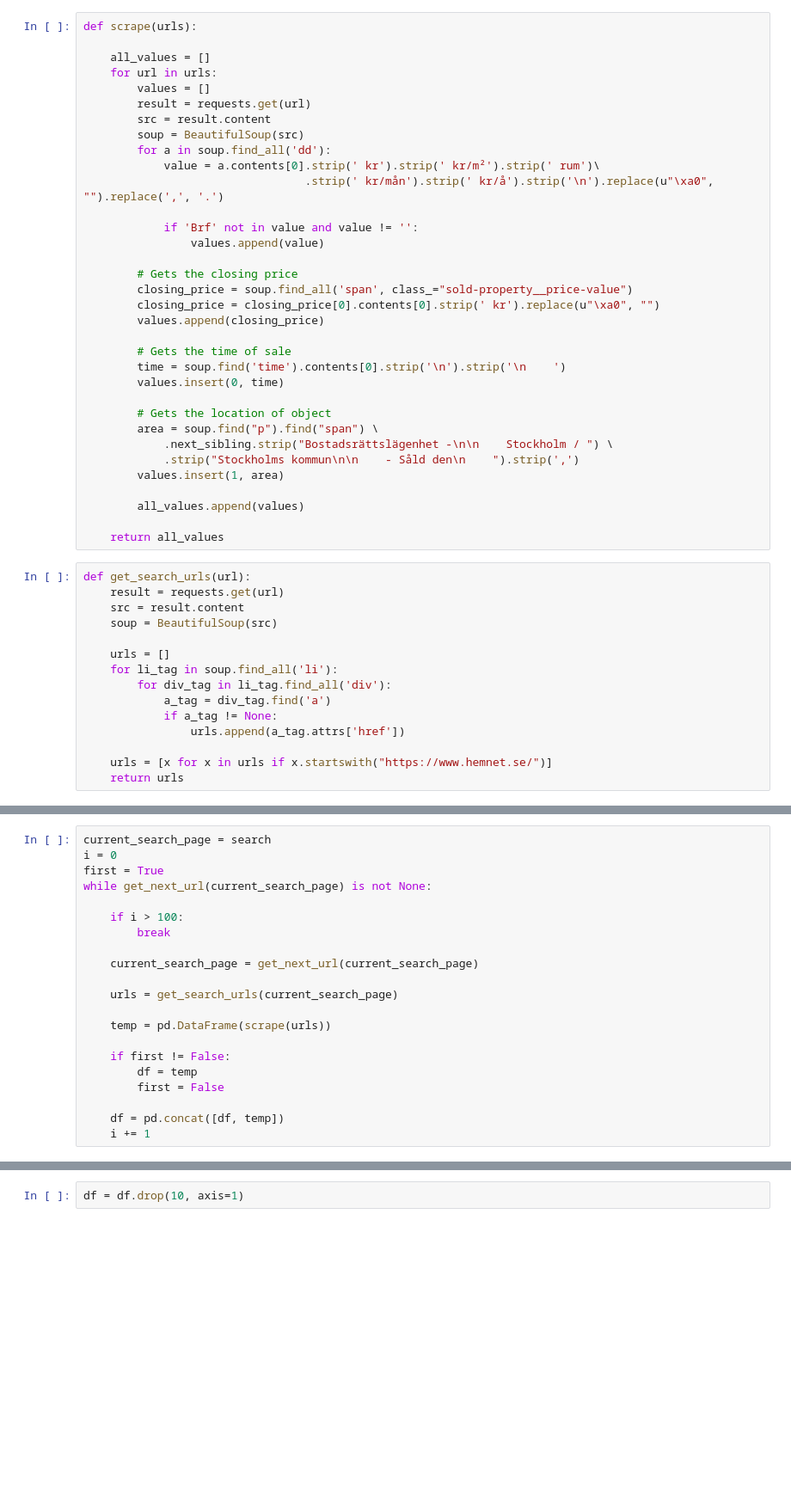
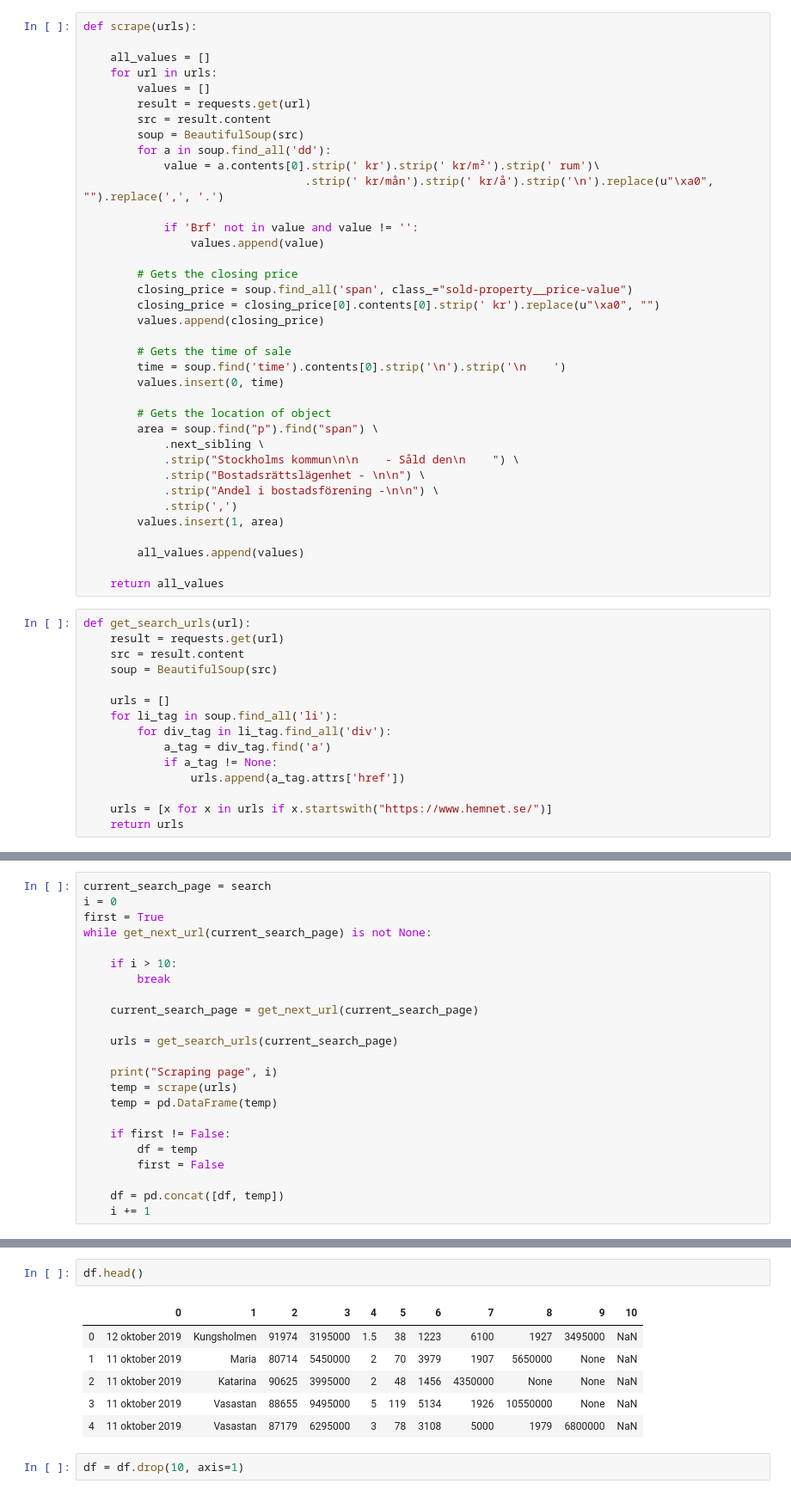
Before and after one commit to eriknorlander/webscraping_hemnet, a Jupyter notebook: hemnet_scrape.ipynb, the cells around one changed output, grey strips where cells are left out. Shown: that part at 86% size. Cells and saved outputs as stored; diff of their text form; blank space fills up the shorter version.

```diff
--- a/hemnet_scrape.ipynb
+++ b/hemnet_scrape.ipynb
@@ -58,8 +60,11 @@ def scrape(urls):
 
         # Gets the location of object
         area = soup.find("p").find("span") \
-            .next_sibling.strip("Bostadsrättslägenhet -\n\n    Stockholm / ") \
-            .strip("Stockholms kommun\n\n    - Såld den\n    ").strip(',')
+            .next_sibling \
+            .strip("Stockholms kommun\n\n    - Såld den\n    ") \
+            .strip("Bostadsrättslägenhet - \n\n") \
+            .strip("Andel i bostadsförening -\n\n") \
+            .strip(',')
         values.insert(1, area)
 
         all_values.append(values)
@@ -103,14 +106,16 @@ i = 0
 first = True
 while get_next_url(current_search_page) is not None:
 
-    if i > 100:
+    if i > 10:
         break
 
     current_search_page = get_next_url(current_search_page)
 
     urls = get_search_urls(current_search_page)
 
-    temp = pd.DataFrame(scrape(urls))
+    print("Scraping page", i)
+    temp = scrape(urls)
+    temp = pd.DataFrame(temp)
 
     if first != False:
         df = temp
@@ -121,2 +138,11 @@ while get_next_url(current_search_page) is not None:
+# %%
+df.head()
+# %% [output]
+|  | 0 | 1 | 2 | 3 | 4 | 5 | 6 | 7 | 8 | 9 | 10 |
+| 0 | 12 oktober 2019 | Kungsholmen | 91974 | 3195000 | 1.5 | 38 | 1223 | 6100 | 1927 | 3495000 | NaN |
+| 1 | 11 oktober 2019 | Maria | 80714 | 5450000 | 2 | 70 | 3979 | 1907 | 5650000 | None | NaN |
+| 2 | 11 oktober 2019 | Katarina | 90625 | 3995000 | 2 | 48 | 1456 | 4350000 | None | None | NaN |
+| 3 | 11 oktober 2019 | Vasastan | 88655 | 9495000 | 5 | 119 | 5134 | 1926 | 10550000 | None | NaN |
+| 4 | 11 oktober 2019 | Vasastan | 87179 | 6295000 | 3 | 78 | 3108 | 5000 | 1979 | 6800000 | NaN |
 # %%
 df = df.drop(10, axis=1)
```
Also changed, not shown: parts of 23 cells of this notebook, 3 other files.
